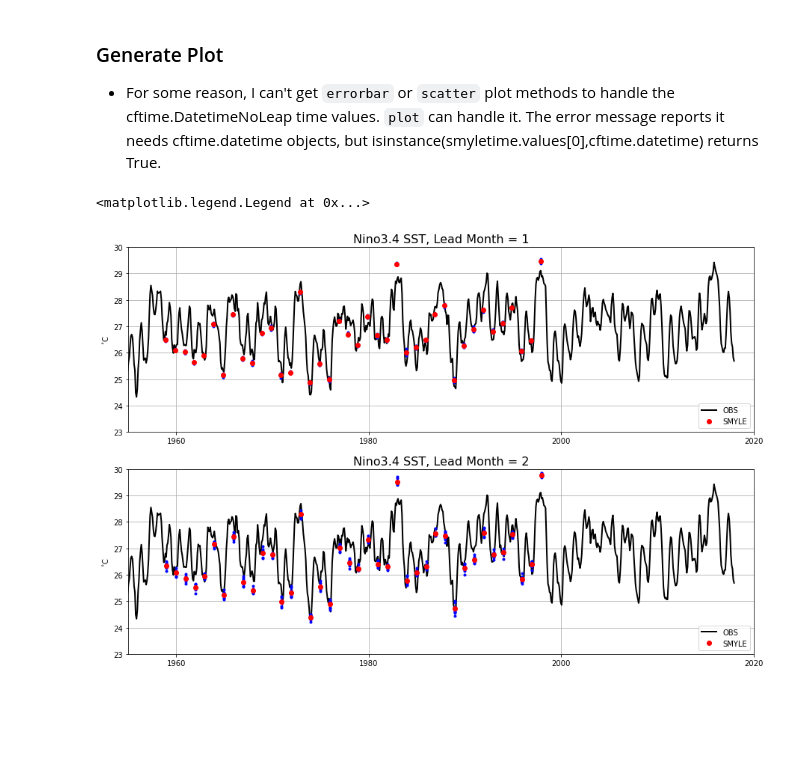
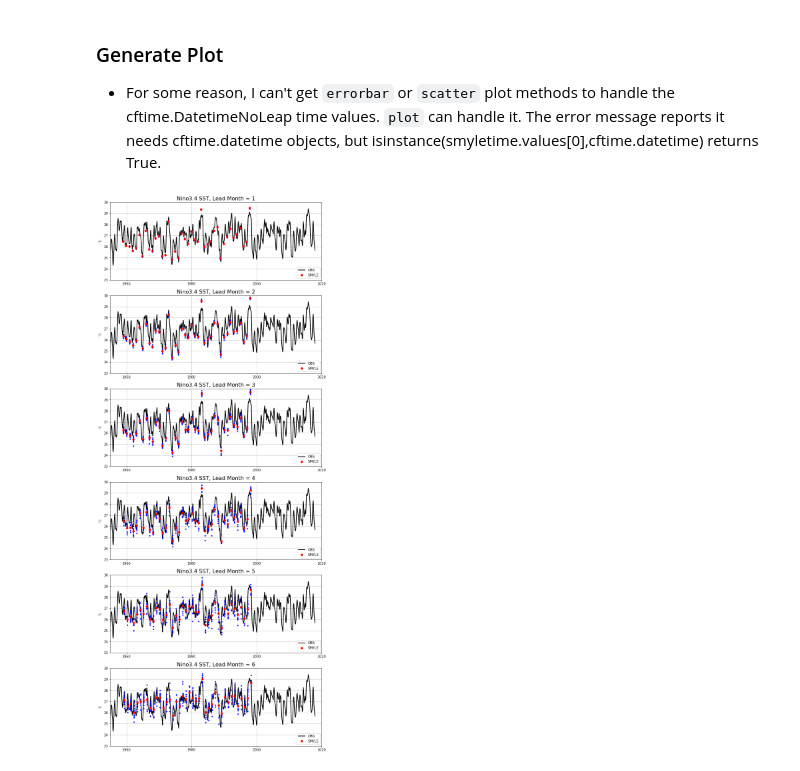
Before and after one commit to NCAR/SMYLE-analysis, a Jupyter notebook: notebooks/ENSO_check.ipynb, the cells around one changed output. Drawn from its saved outputs; the diff is of its cells as text; code cells hidden in the pictures; blank space fills up the shorter version.

Commit message:
ENSO_check.ipynb: improved plot with multiple leads

```diff
--- a/notebooks/ENSO_check.ipynb
+++ b/notebooks/ENSO_check.ipynb
@@ -250,43 +250,31 @@ obs_nino34 = ds_obs.sst.weighted(areawgt1).mean(("nlon", "nlat"))
 - For some reason, I can't get `errorbar` or `scatter` plot methods to handle the cftime.DatetimeNoLeap time values. `plot` can handle it.
 The error message reports it needs cftime.datetime objects, but isinstance(smyletime.values[0],cftime.datetime) returns True.
 # %%
-# Create a figure
-fig, ((ax1, ax2)) = plt.subplots(nrows=2, ncols=1, figsize=(15, 10))
+nlead = 6
+fig = plt.figure(figsize=(25, nlead*5))
+nrow = nlead
+ncol = 2
 
-#tmon = np.linspace(1958. + 0.5*(1./12), 2019 - 0.5*(1./12), num=61*12)
-xticks = [1960,1965,1975,1985,1995,2005,2015]
+xtickyears = [1960,1965,1975,1985,1995,2005,2015]
+xticks = [cftime.num2date(0, 'days since '+str(i)+'-01-01 00:00:00', calendar='noleap') for i in xtickyears]
 xmin = cftime.num2date(0, 'days since 1955-01-01 00:00:00', calendar='noleap')
 xmax = cftime.num2date(0, 'days since 2020-01-01 00:00:00', calendar='noleap')
 
-ax1.set_ylabel(r'$^{\circ}$C')
-ax1.set_ylim(23,30)
-ax1.set_xlim(xmin,xmax)
-#ax1.set_xticks(xticks)
-lm = 1
-smyletime = time_bound.sel(L=lm).mean('d2')
-ax1.set_title('Nino3.4 SST, Lead Month = {}'.format(lm), fontdict={'size':16})
-ax1.plot(obs_nino34.time, obs_nino34,linewidth=2,color='k',label='OBS')
-#smyle_range = [smyle_nino34.sel(L=lm).min('M'),smyle_nino34.sel(L=lm).max('M')]
-#ax1.errorbar(smyletime,smyle_nino34.sel(L=lm).mean('M'),yerr=smyle_range,fmt='o',color='b',label='SMYLE')
-ax1.plot(smyletime,smyle_nino34.sel(L=lm),'.',color='b')
-ax1.plot(smyletime,smyle_nino34.sel(L=lm).mean('M'),'o',color='r',label='SMYLE')
-ax1.grid()
-ax1.legend(loc='lower right')
-
-ax2.set_ylabel(r'$^{\circ}$C')
-ax2.set_ylim(23,30)
-ax2.set_xlim(xmin,xmax)
-#ax1.set_xticks(xticks)
-lm = 2
-smyletime = time_bound.sel(L=lm).mean('d2')
-ax2.set_title('Nino3.4 SST, Lead Month = {}'.format(lm), fontdict={'size':16})
-ax2.plot(obs_nino34.time, obs_nino34,linewidth=2,color='k',label='OBS')
-#smyle_range = [smyle_nino34.sel(L=lm).min('M'),smyle_nino34.sel(L=lm).max('M')]
-#ax2.errorbar(smyletime,smyle_nino34.sel(L=lm).mean('M'),yerr=smyle_range,fmt='o',color='b',label='SMYLE')
-ax2.plot(smyletime,smyle_nino34.sel(L=lm),'.',color='b')
-ax2.plot(smyletime,smyle_nino34.sel(L=lm).mean('M'),'o',color='r',label='SMYLE')
-ax2.grid()
-ax2.legend(loc='lower right')
+for i in range(nlead):
+    thislead = i+1
+    smyletime = time_bound.sel(L=thislead).mean('d2')
+    ax = fig.add_subplot(nrow,ncol,i*ncol+1)
+    ax.plot(obs_nino34.time, obs_nino34,linewidth=2,color='k',label='OBS')
+    #smyle_range = [smyle_nino34.sel(L=thislead).min('M'),smyle_nino34.sel(L=lm).max('M')]
+    #ax.errorbar(smyletime,smyle_nino34.sel(L=thislead).mean('M'),yerr=smyle_range,fmt='o',color='b',label='SMYLE')
+    ax.plot(smyletime,smyle_nino34.sel(L=thislead),'.',color='b')
+    ax.plot(smyletime,smyle_nino34.sel(L=thislead).mean('M'),'o',color='r',label='SMYLE')
+    ax.grid()
+    ax.set_title('Nino3.4 SST, Lead Month = {}'.format(thislead), fontdict={'size':16})
+    ax.set_ylabel(r'$^{\circ}$C')
+    ax.set_ylim(23,30)
+    ax.set_xlim(xmin,xmax)
+#    ax.set_xticks(xtickyears)
+    ax.legend(loc='lower right')
 # %% [output]
-<matplotlib.legend.Legend at 0x...>
-[figure, old version]
+[figure, new version]
```
